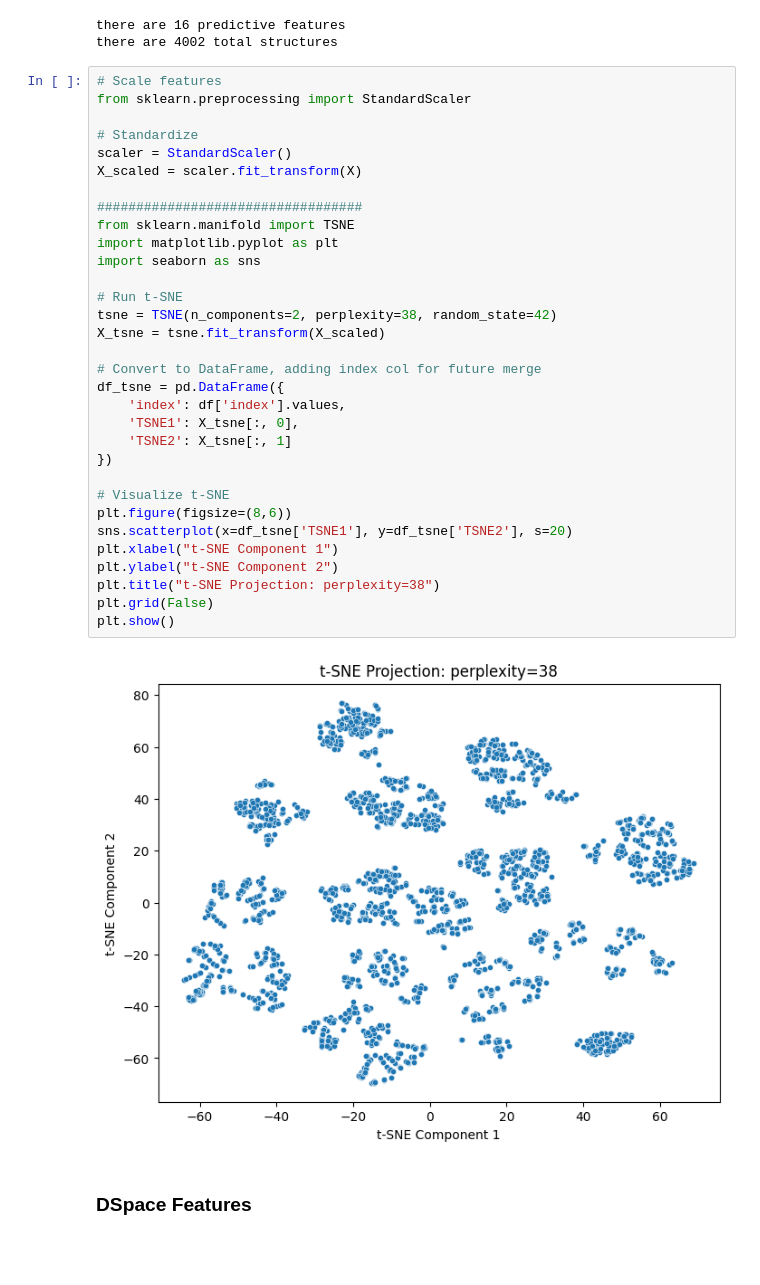
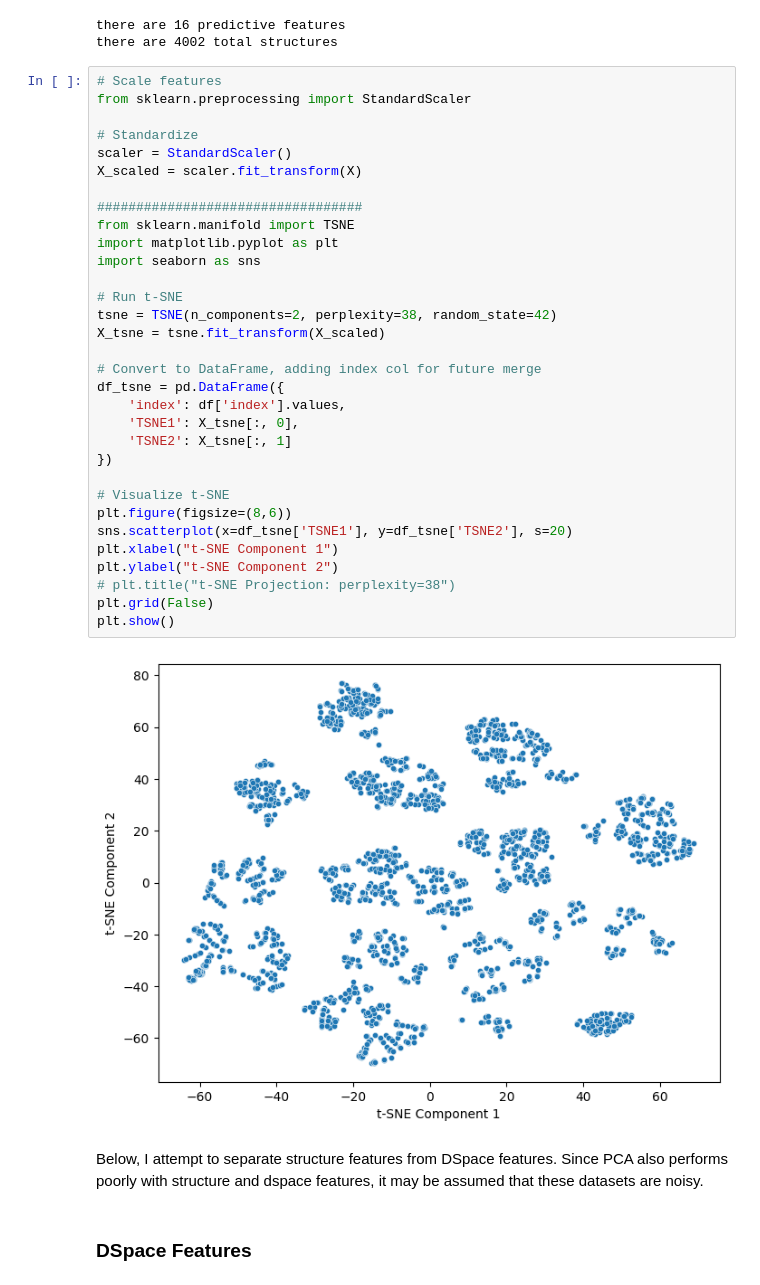
Before and after one commit to bryceayoung/ouray, a Jupyter notebook: workflows/analysis/clustering_2.ipynb, the cells around one changed output. Drawn from its saved outputs; the diff is of its cells as text; blank space fills up the shorter version.

```diff
--- a/workflows/analysis/clustering_2.ipynb
+++ b/workflows/analysis/clustering_2.ipynb
@@ -278,35 +278,37 @@ there are 4002 total structures
 from sklearn.preprocessing import StandardScaler
 
 # Standardize
 scaler = StandardScaler()
 X_scaled = scaler.fit_transform(X)
 
 ##################################
 from sklearn.manifold import TSNE
 import matplotlib.pyplot as plt
 import seaborn as sns
 
 # Run t-SNE
 tsne = TSNE(n_components=2, perplexity=38, random_state=42)
 X_tsne = tsne.fit_transform(X_scaled)
 
 # Convert to DataFrame, adding index col for future merge
 df_tsne = pd.DataFrame({
     'index': df['index'].values,
     'TSNE1': X_tsne[:, 0],
     'TSNE2': X_tsne[:, 1]
 })
 
 # Visualize t-SNE
 plt.figure(figsize=(8,6))
 sns.scatterplot(x=df_tsne['TSNE1'], y=df_tsne['TSNE2'], s=20)
 plt.xlabel("t-SNE Component 1")
 plt.ylabel("t-SNE Component 2")
-plt.title("t-SNE Projection: perplexity=38")
+# plt.title("t-SNE Projection: perplexity=38")
 plt.grid(False)
 plt.show()
 # %% [output]
-[figure, old version]
+[figure, new version]
+# %% [markdown]
+Below, I attempt to separate structure features from DSpace features. Since PCA also performs poorly with structure and dspace features, it may be assumed that these datasets are noisy.
 # %% [markdown]
 ### DSpace Features
 # %%
```
Also changed, not shown: parts of 4 cells of this notebook.
